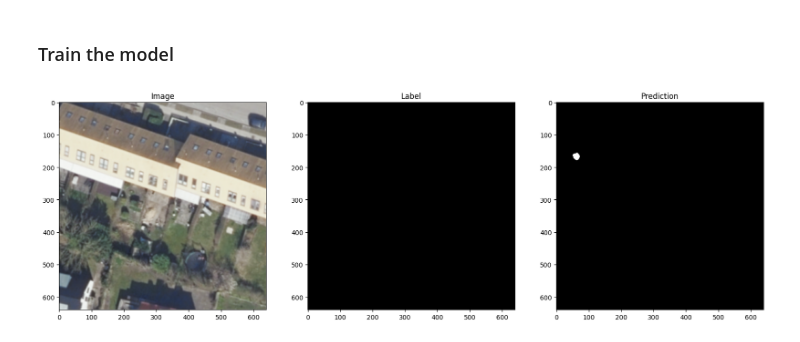
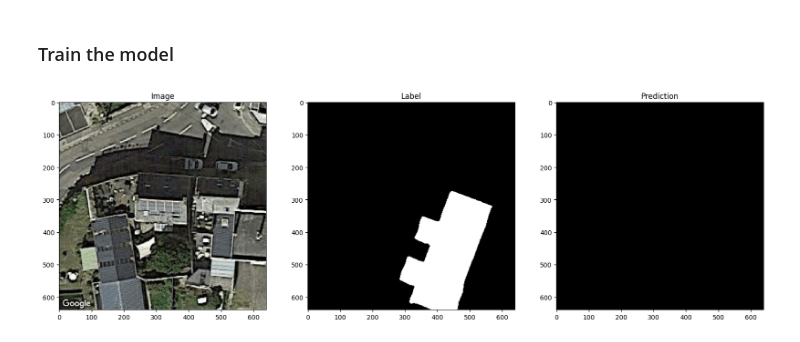
Before and after one commit to Tiburso/EnerVision, a Jupyter notebook: dataloaders.ipynb, the cells around one changed output. Saved outputs shown, nothing was run; the diff lists cells and outputs as text; code cells hidden in the pictures.

```diff
--- a/dataloaders.ipynb
+++ b/dataloaders.ipynb
@@ -198,7 +198,7 @@ test_loader = DataLoader(test_dataset, batch_size=1, shuffle=True)
 # test_dataset = CocoSegmentationDataset(test_folder)
 # test_loader = DataLoader(test_dataset, batch_size=1, shuffle=True)
 
-image = Image.open("imgs/eindhoven_satellite_21.png").convert("RGB")
+image = Image.open("data/bdappv/google/img/ZZZMR9A1DPOFRX.png").convert("RGB")
 image = transform(image).unsqueeze(0)
 
 model = BaseModel.load_from_checkpoint("lightning_logs/version_232481/checkpoints/last.ckpt")
@@ -210,33 +210,33 @@ num_classes = 2
 
 model.eval()
 with torch.no_grad():
-    iterator = iter(test_loader)
-    image, label = next(iterator)
+    # iterator = iter(test_loader)
+    # image, label = next(iterator)
     output = model(image)
 
     image = inv_transform(image)
     # label = model.model.target(label)
     # # loss = loss_fn(output, label)
 
     # label = label.argmax(dim=1)
 
     # # print(f"Loss: {loss.item()}")
     # print(f"Dice Score: {dice(output, label.int())}")
     # print(f"Jaccard Index: {jaccard_index(output, label, task=task, num_classes=num_classes, average='macro')}")
     # print(f"Precision: {precision(output, label, task=task, num_classes=  num_classes, average='macro')}")
     # print(f"Accuracy: {accuracy(output, label, task=task, num_classes=num_classes)}")
     # print(f"Recall: {recall(output, label, task=task, num_classes=num_classes)}")
     # print(f"F1 Score: {f1_score(output, label, task=task, num_classes=num_classes)}")
 
     fig, ax = plt.subplots(1, 3, figsize=(20, 10))
 
     ax[0].imshow(image[0].permute(1, 2, 0))
     ax[0].set_title("Image")
 
     ax[1].imshow(label.squeeze(), cmap="gray")
     ax[1].set_title("Label")
 
     ax[2].imshow(output.argmax(dim=1).squeeze(), cmap="gray")
     ax[2].set_title("Prediction")
 # %% [output]
-[figure, old version]
+[figure, new version]
```
Also changed, not shown: 2 other files.
